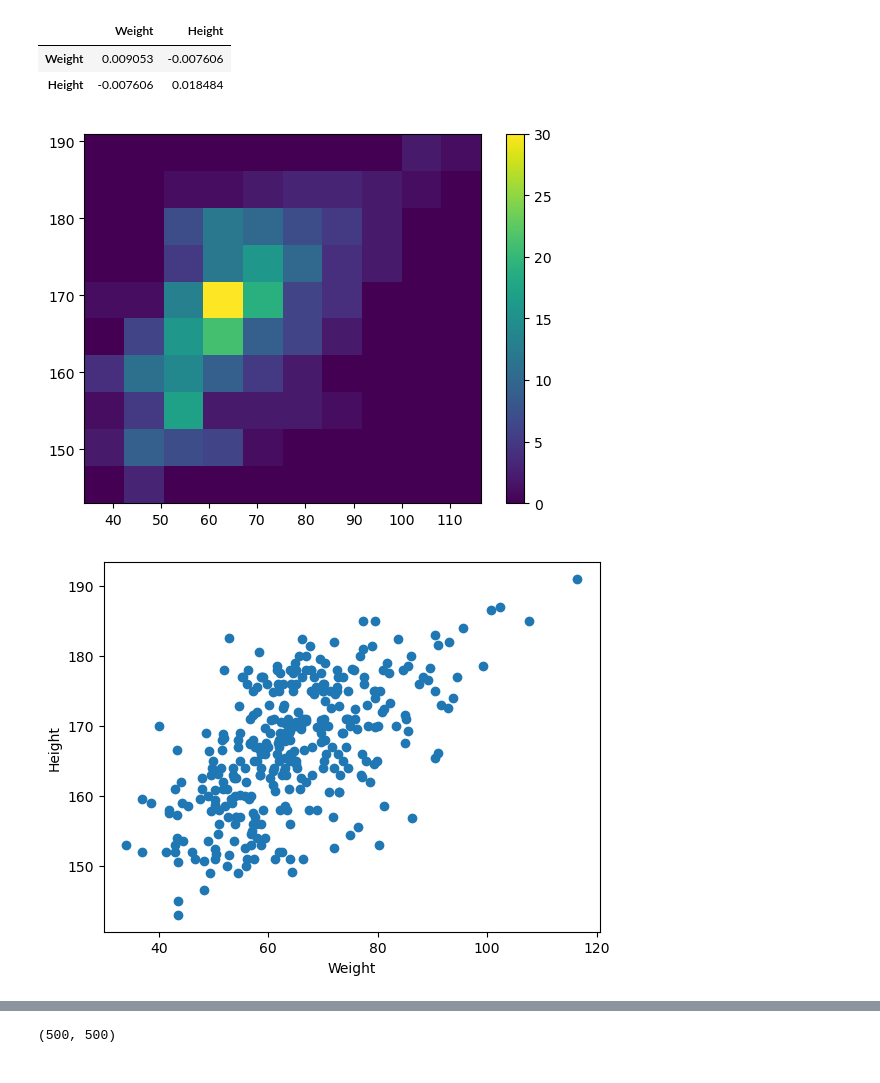
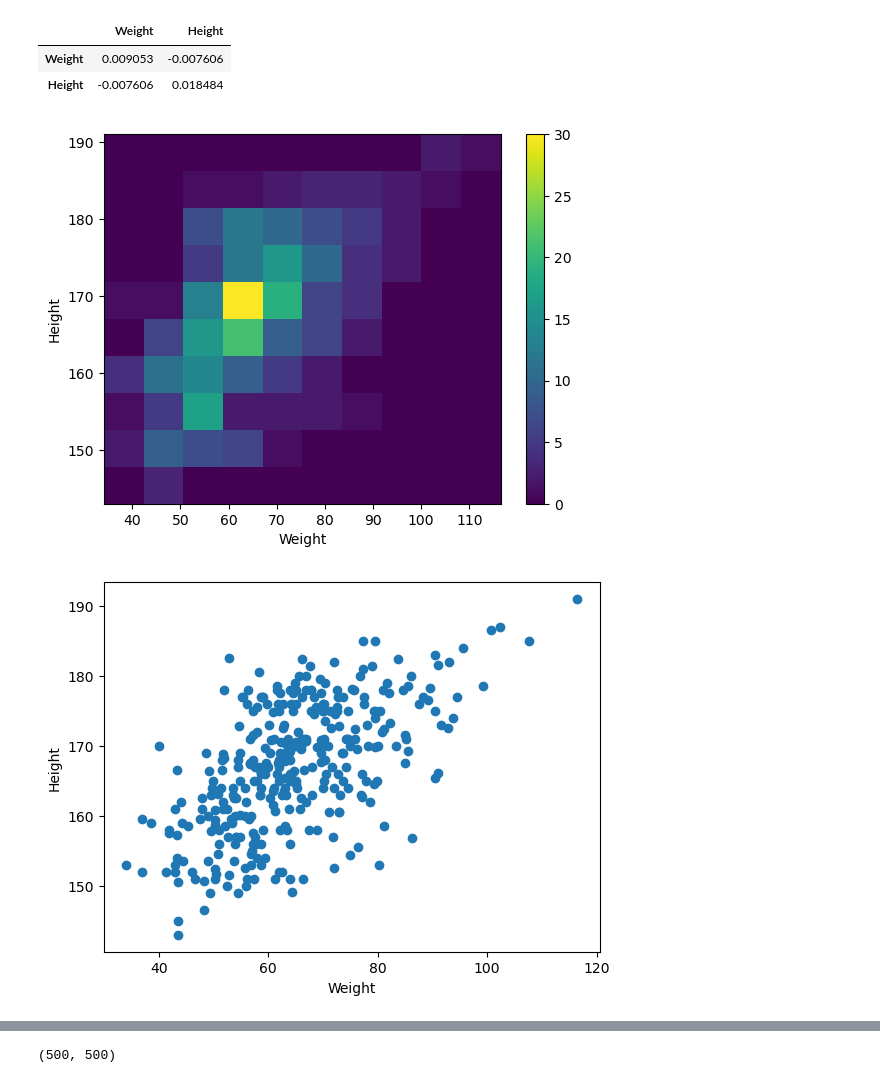
Before and after one commit to anirudhprabhakaran3/prml-lab, a Jupyter notebook: Lab 1/Lab 1.ipynb, the cells around one changed output, grey strips where cells are left out. Cells and saved outputs as stored; diff of their text form; code cells hidden in the pictures.

```diff
--- a/Lab 1/Lab 1.ipynb
+++ b/Lab 1/Lab 1.ipynb
@@ -116,19 +113,23 @@ for v, i in enumerate(Y):
     for u, j in enumerate(X):
         x = np.array([j, i])
         first = np.matmul(x - mean.values, cov_inv.values)
-        f_xy[499 - v, u] = (1 / (2 * np.pi * np.linalg.det(cov.values))) * np.exp(-0.5 * np.matmul(first, x - mean.values))
+        f_xy[N - 1 - v, u] = (1 / (2 * np.pi * np.linalg.det(cov.values))) * np.exp(-0.5 * np.matmul(first, x - mean.values))
 # %%
 plt.hist2d(weight, height)
+plt.xlabel('Weight')
+plt.ylabel('Height')
 plt.colorbar()
 plt.show()
 
 plt.scatter(weight, height)
 plt.xlabel('Weight')
 plt.ylabel('Height')
 plt.show()
 
 plt.imshow(f_xy, cmap = 'magma')
+plt.xlabel('Weight')
+plt.ylabel('Height')
 plt.show()
 # %% [output]
-[figure, old version]
+[figure, new version]
 [figure]
```
Also changed, not shown: parts of 6 cells of this notebook.
